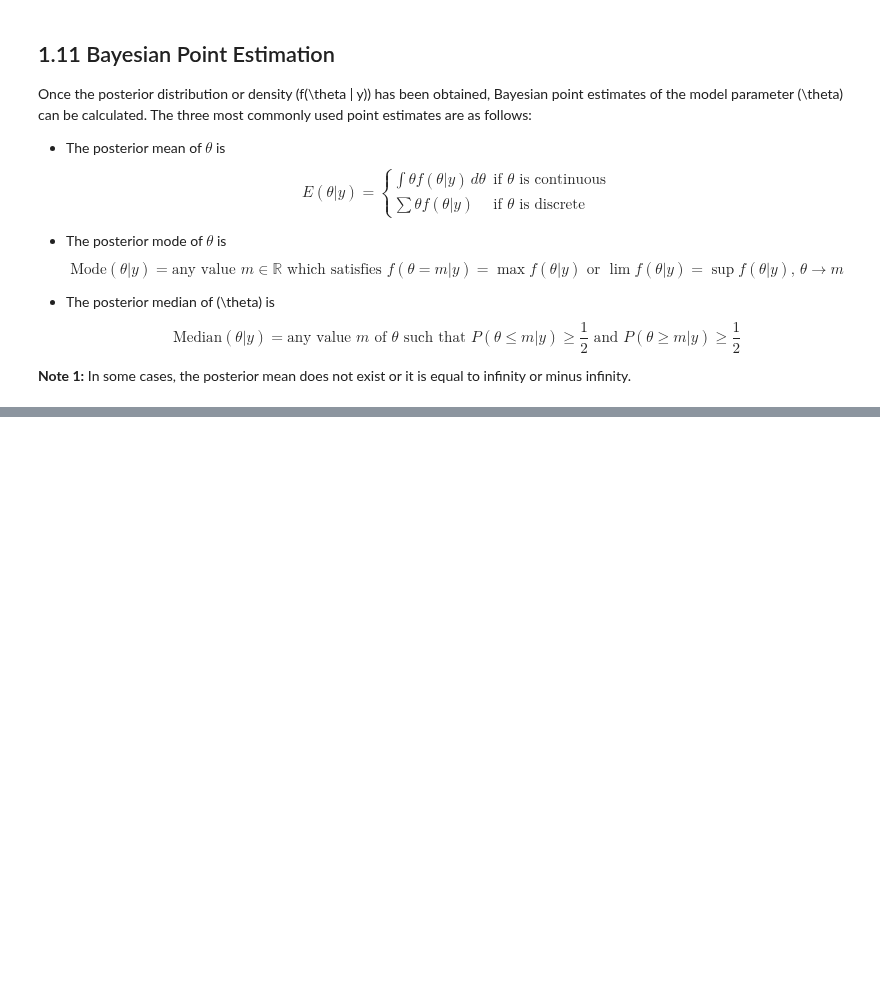
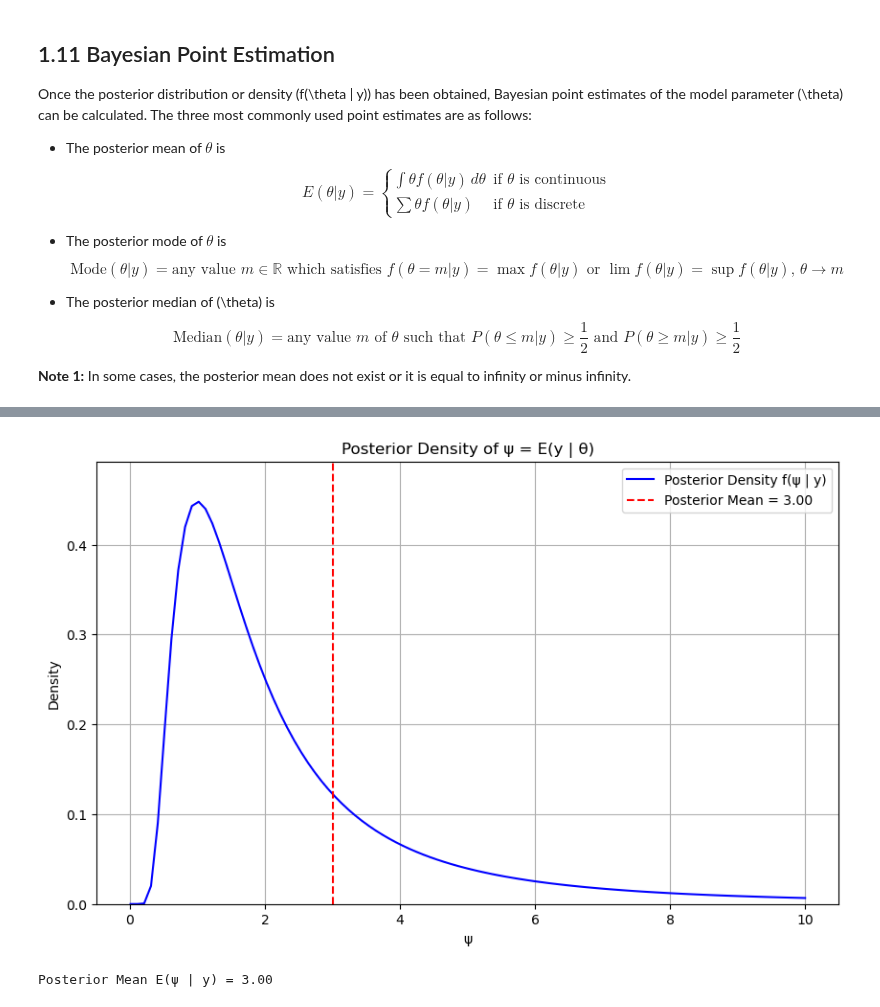
Before and after one commit to rocky115/DeepMythomatics, a Jupyter notebook: Sampling/Chapter-1/Saauntibaa_Saalo-2.ipynb, the cells around one changed output, grey strips where cells are left out. Cells and saved outputs as stored; diff of their text form; code cells hidden in the pictures; blank space fills up the shorter version.

```diff
--- a/Sampling/Chapter-1/Saauntibaa_Saalo-2.ipynb
+++ b/Sampling/Chapter-1/Saauntibaa_Saalo-2.ipynb
@@ -448,0 +944,40 @@ $$
+# %%
+import numpy as np
+import matplotlib.pyplot as plt
+from scipy.stats import gamma
+
+# Given data
+y = 2  # Example data point; you can change this value to see how it affects the results
+
+# Parameters for the posterior distribution
+alpha = 2  # Shape parameter for the Gamma distribution
+beta = y + 1  # Rate parameter for the Gamma distribution
+
+# Define the posterior density function for psi
+def posterior_density(psi):
+    return (beta**2) / (psi**3) * np.exp(-beta / psi)
+
+# Calculate the posterior mean
+posterior_mean = beta  # Since E(psi | y) = y + 1
+
+# Create an array of psi values for plotting
+psi_values = np.linspace(0.01, 10, 100)  # Avoid zero to prevent division by zero
+posterior_values = posterior_density(psi_values)
+
+# Plotting the posterior density
+plt.figure(figsize=(10, 6))
+plt.plot(psi_values, posterior_values, label='Posterior Density f(ψ | y)', color='blue')
+plt.axvline(posterior_mean, color='red', linestyle='--', label=f'Posterior Mean = {posterior_mean:.2f}')
+plt.title('Posterior Density of ψ = E(y | θ)')
+plt.xlabel('ψ')
+plt.ylabel('Density')
+plt.ylim(0, np.max(posterior_values) * 1.1)
+plt.legend()
+plt.grid()
+plt.show()
+
+# Output the posterior mean
+print(f'Posterior Mean E(ψ | y) = {posterior_mean:.2f}')
+# %% [output]
+[figure, added]
+Posterior Mean E(ψ | y) = 3.00
```
Also changed, not shown: parts of 12 cells of this notebook, 1 other file.
